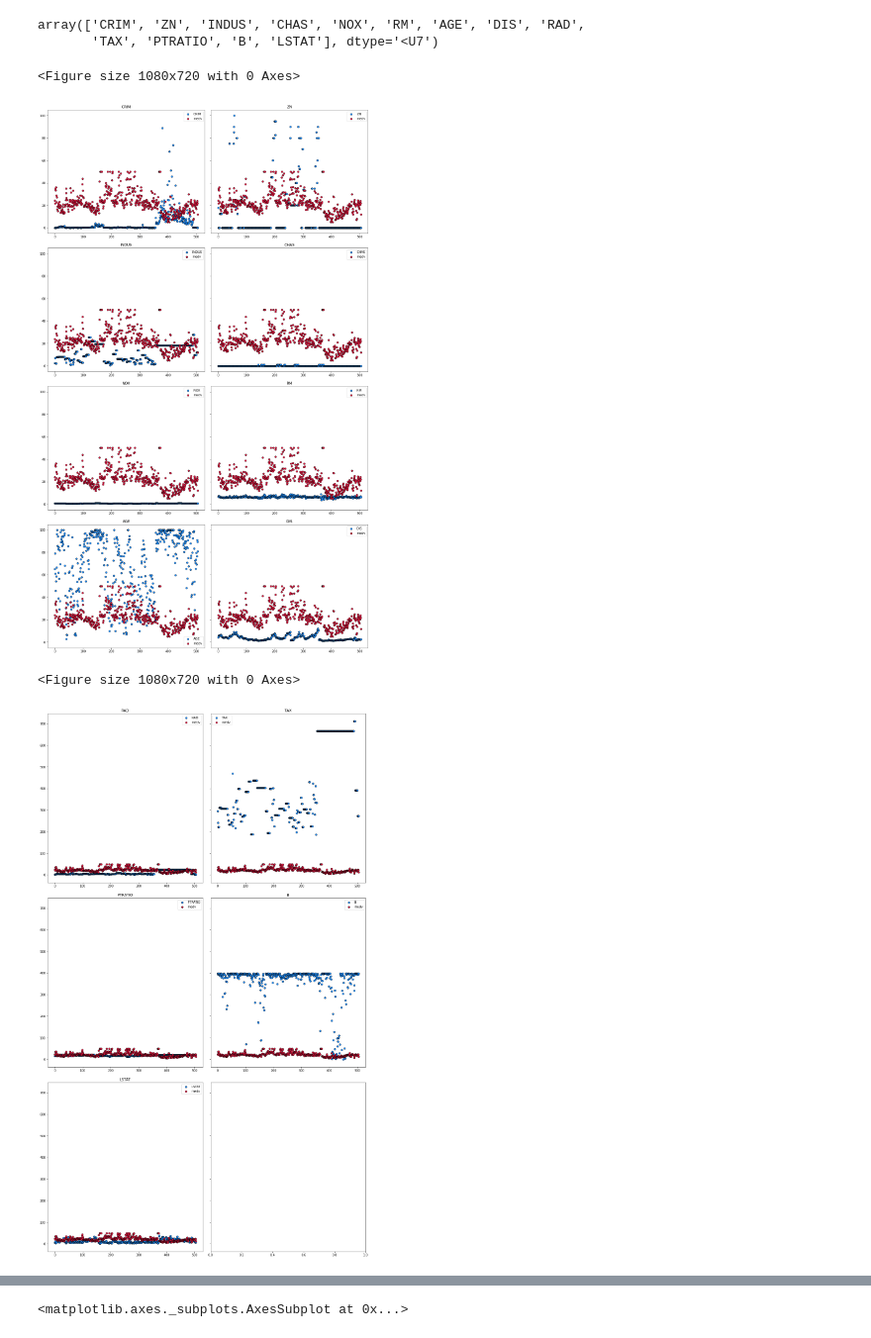
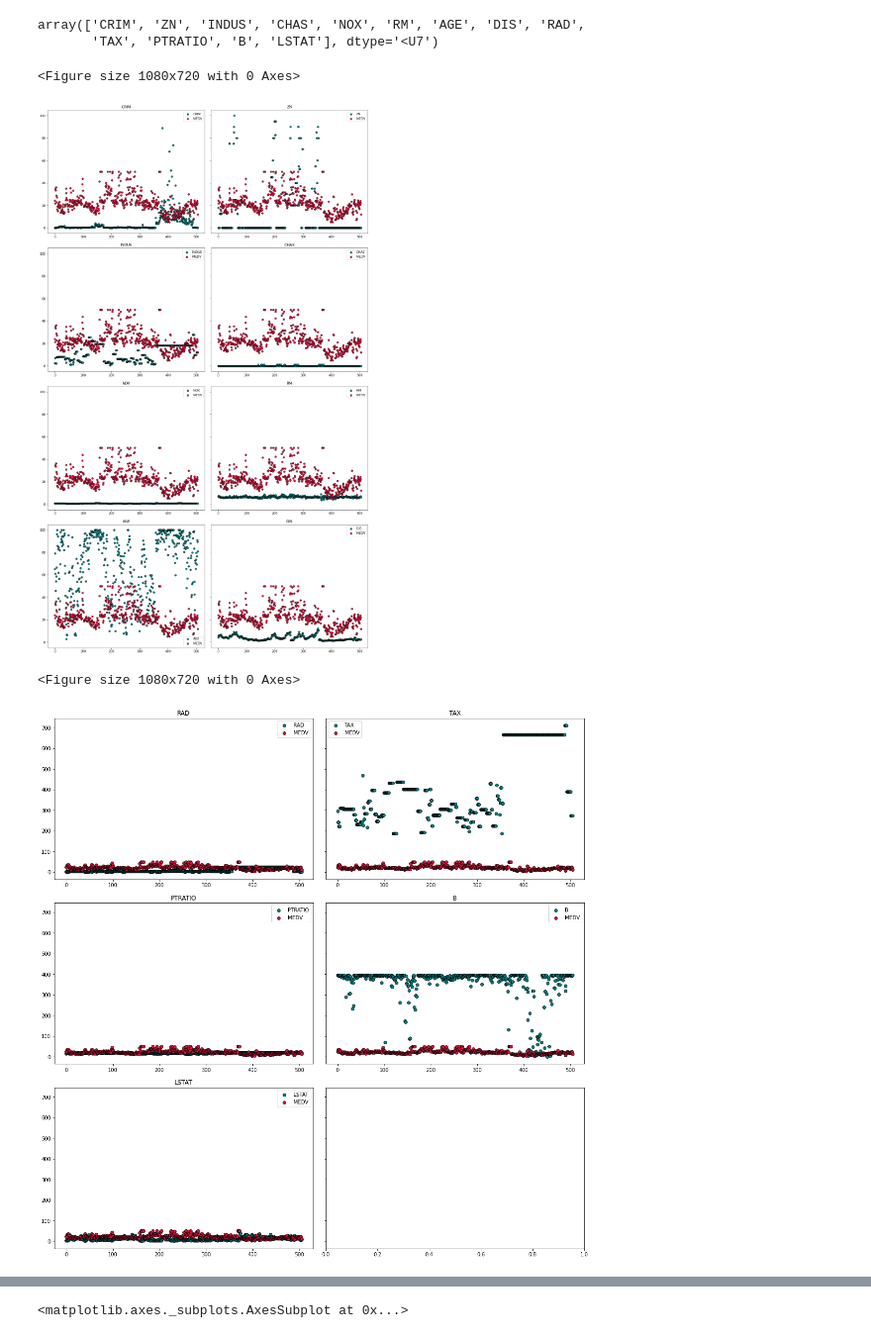
Before and after one commit to karen-pal/IntroduccionAprendizajeAutomatico, a Jupyter notebook: Lab 1.ipynb, the cells around one changed output, grey strips where cells are left out. Shown at 99% size. Cells and saved outputs as stored; diff of their text form; code cells hidden in the pictures.

```diff
--- a/Lab 1.ipynb
+++ b/Lab 1.ipynb
@@ -111,8 +111,8 @@ array(['CRIM', 'ZN', 'INDUS', 'CHAS', 'NOX', 'RM', 'AGE', 'DIS', 'RAD',
 def scatter_of_feature(feature,axis):
     target="MEDV"
     selector = (boston['feature_names'] == feature)
-    sns.scatterplot(data=boston_pd[feature], ax=axis,facecolor="dodgerblue", edgecolor="k", label=feature)
-    sns.scatterplot(data=boston_pd[target], ax=axis,facecolor="crimson", edgecolor="k", label="medv")
+    sns.scatterplot(data=boston_pd[feature], ax=axis,facecolor="teal", edgecolor="k", label=feature)
+    sns.scatterplot(data=boston_pd[target], ax=axis,facecolor="crimson", edgecolor="k", label="MEDV")
 
     axis.set_title(feature)
 
@@ -129,16 +129,19 @@ scatter_of_feature("AGE",ax[3][0])
 scatter_of_feature("DIS",ax[3][1])
 # %% [output]
 <Figure size 1080x720 with 0 Axes>
-[figure, old version]
+[figure, new version]
 # %%
 boston.feature_names
 plt.figure(figsize=(15, 10))
-fig, ax =plt.subplots(3,2,constrained_layout=True, figsize=(15,25),sharey=True)
+fig, ax =plt.subplots(3,2,constrained_layout=True, figsize=(15,15),sharey=True)
 scatter_of_feature("RAD",ax[0][0])
 scatter_of_feature("TAX",ax[0][1])
 scatter_of_feature("PTRATIO",ax[1][0])
 scatter_of_feature("B",ax[1][1])
 scatter_of_feature("LSTAT",ax[2][0])
+#plt.figure(figsize=(10, 7))
+#correlation_matrix = boston_pd.corr().round(1)
+#fig.add_subplot(sns.heatmap(data=correlation_matrix, annot=True,ax=ax[2][1]),autoscalex_on=False,autoscaley_on=False)
 # %% [output]
 <Figure size 1080x720 with 0 Axes>
-[figure, old version]
+[figure, new version]
```
Also changed, not shown: parts of 7 cells of this notebook.
